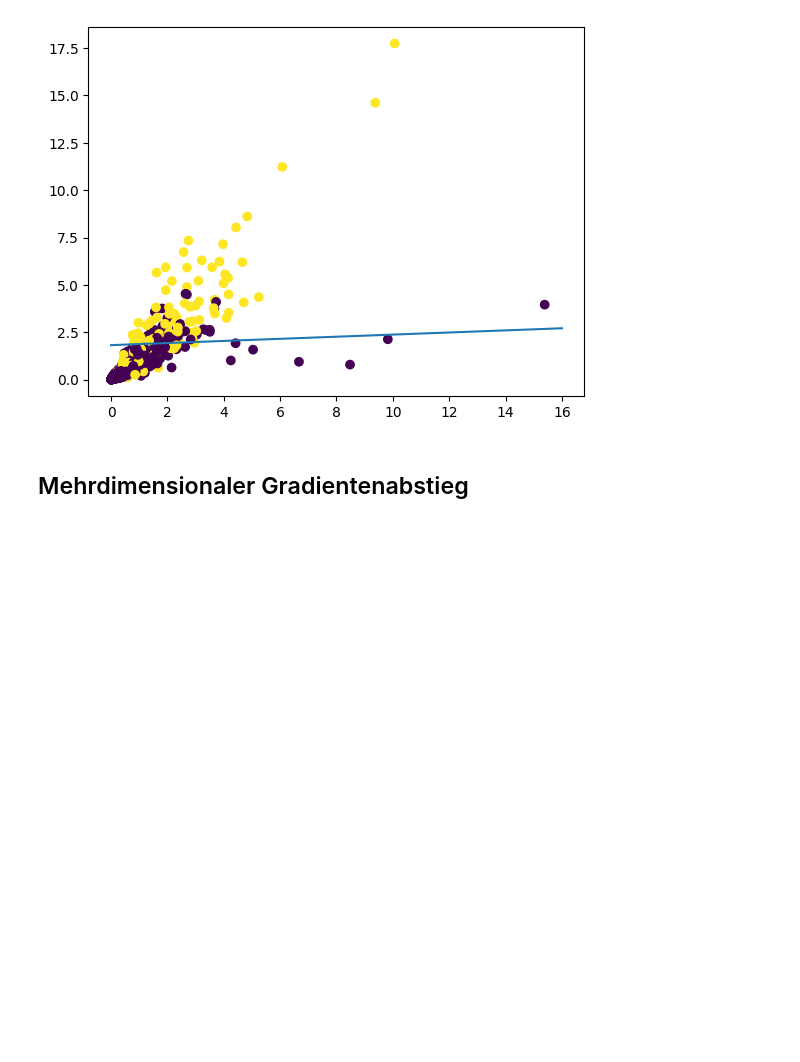
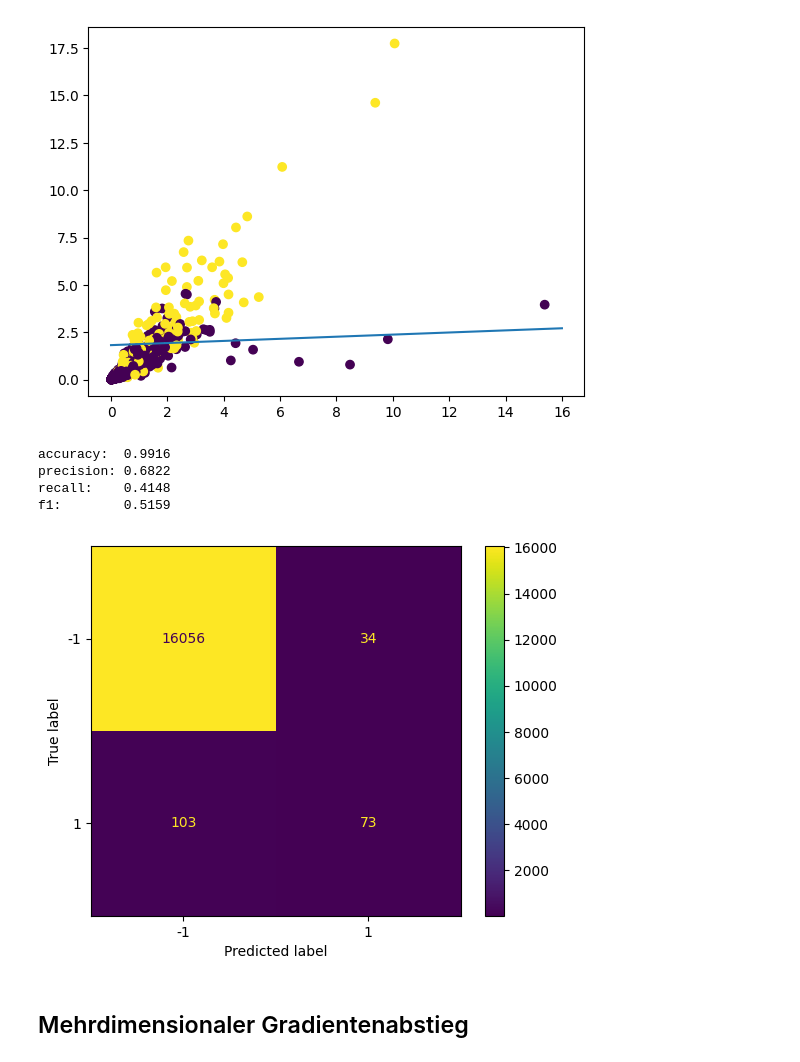
Before and after one commit to 24-mus-whistle/24-mus-whistle, a Jupyter notebook: src/research/gradient_descent/cut_gd.ipynb, the cells around one changed output. Drawn from its saved outputs; the diff is of its cells as text; code cells hidden in the pictures; blank space fills up the shorter version.

```diff
--- a/src/research/gradient_descent/cut_gd.ipynb
+++ b/src/research/gradient_descent/cut_gd.ipynb
@@ -104,6 +113,14 @@ plt.show()
 # %% [output]
 Accuracy: 0.9915775236690029
 [figure]
+# %%
+stats(p, w, np.array(l))
+# %% [output]
+accuracy:  0.9916
+precision: 0.6822
+recall:    0.4148
+f1:        0.5159
+[figure, added]
 # %% [markdown]
 ## Mehrdimensionaler Gradientenabstieg
 # %%
```
Also changed, not shown: parts of 4 cells of this notebook, 4 other files.
